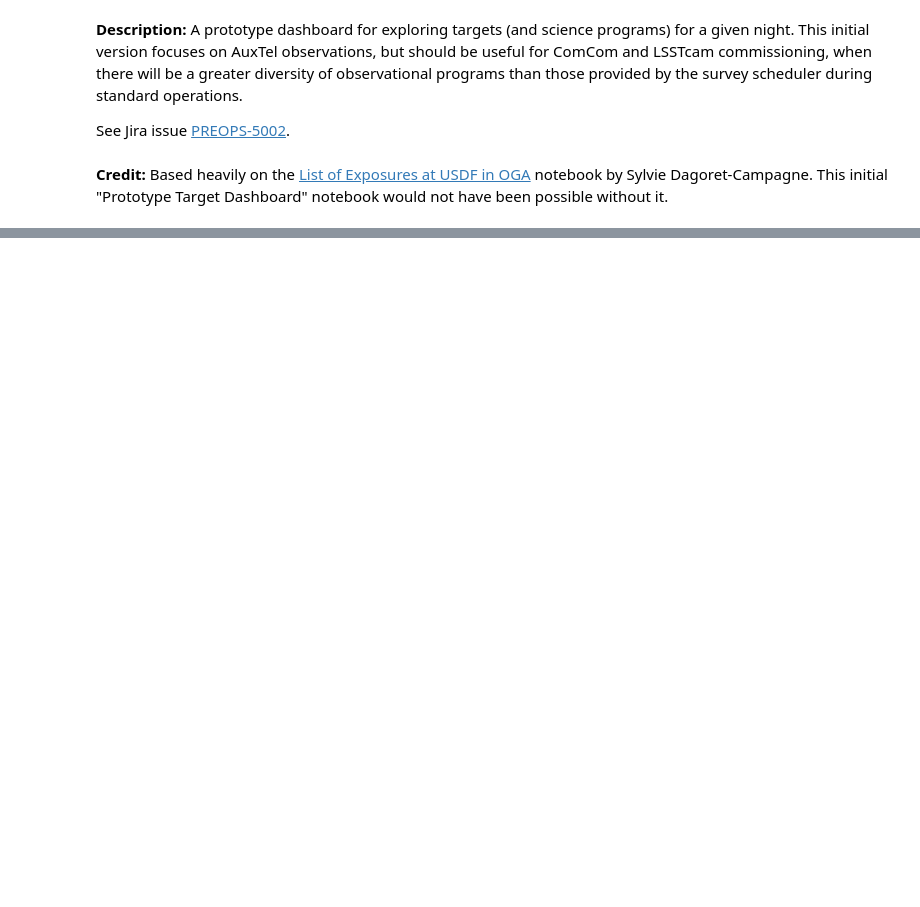
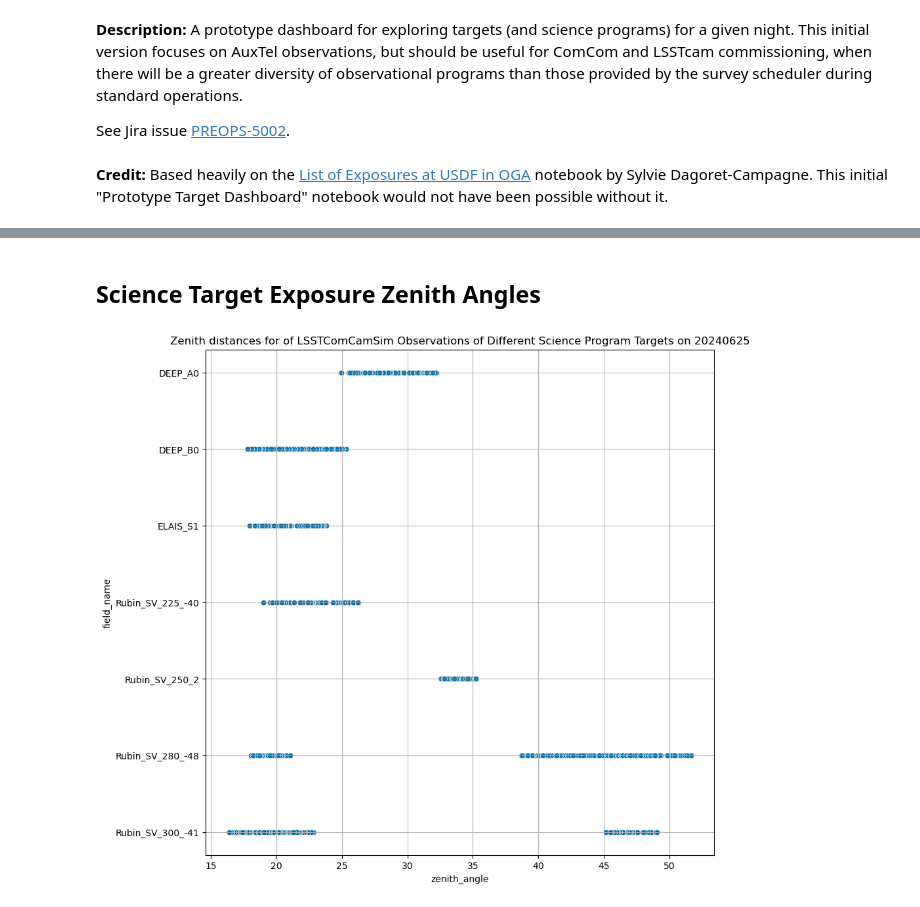
Before and after one commit to lsst-dm/vv-team-notebooks, a Jupyter notebook: notebooks/PREOPS-5002-target-report.ipynb, the cells around one changed output, grey strips where cells are left out. Drawn from its saved outputs; the diff is of its cells as text; code cells hidden in the pictures; blank space fills up the shorter version.

```diff
--- a/notebooks/PREOPS-5002-target-report.ipynb
+++ b/notebooks/PREOPS-5002-target-report.ipynb
@@ -837,0 +795,16 @@ raise StopExecution
+# %% [markdown]
+## Science Target Exposure Zenith Angles
+# %%
+
+plt.figure(figsize=(10, 10))
+
+ax = sns.scatterplot(data=df_sci, x="zenith_angle", y=col_target)
+
+# Add labels and title
+#plt.xlabel('Zenith Angle')
+#plt.ylabel('Target')
+title = """Zenith distances for of %s Observations of Different Science Program Targets on %s""" %(instrument, day_obs)
+plt.title(title)
+plt.grid(True)
+# %% [output]
+[figure, added]
```
Also changed, not shown: parts of 184 cells of this notebook.
